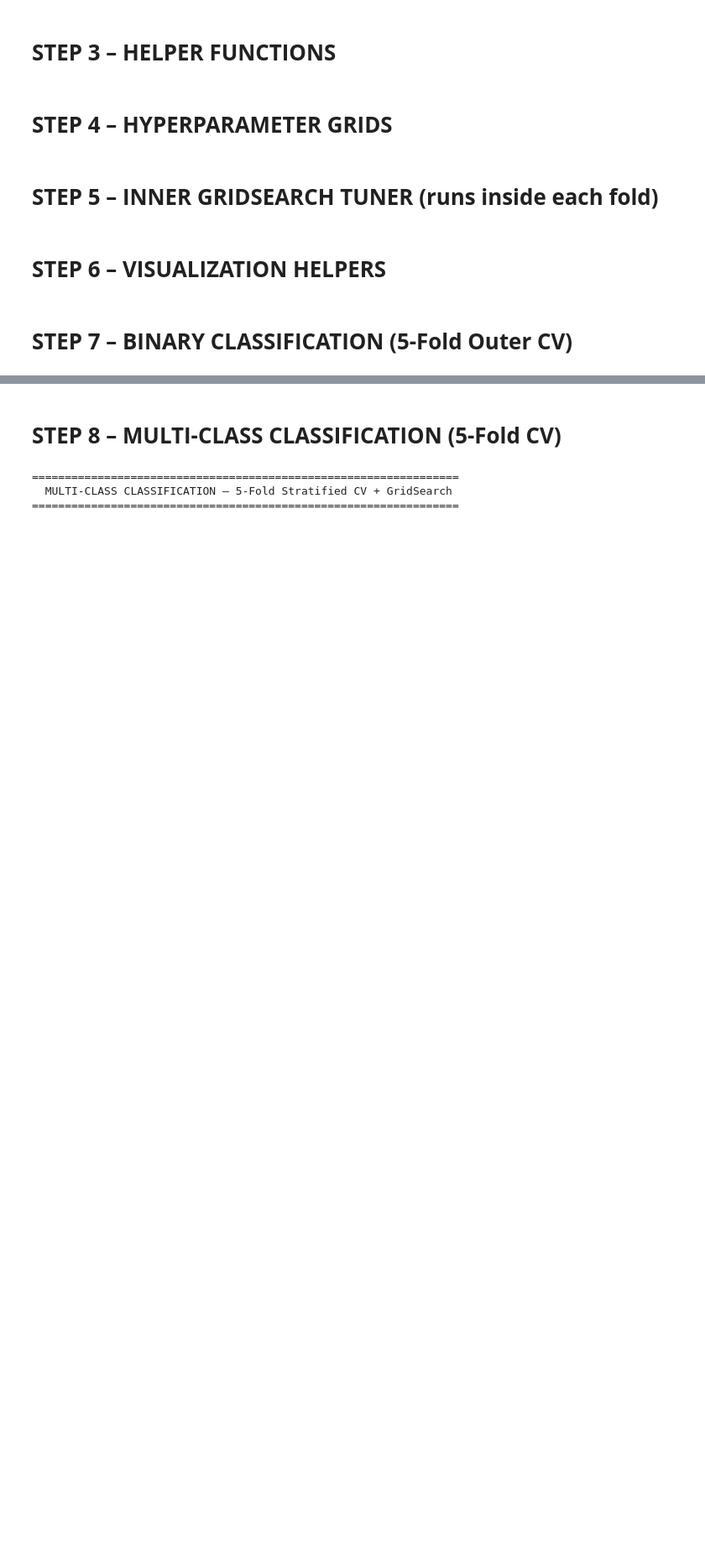
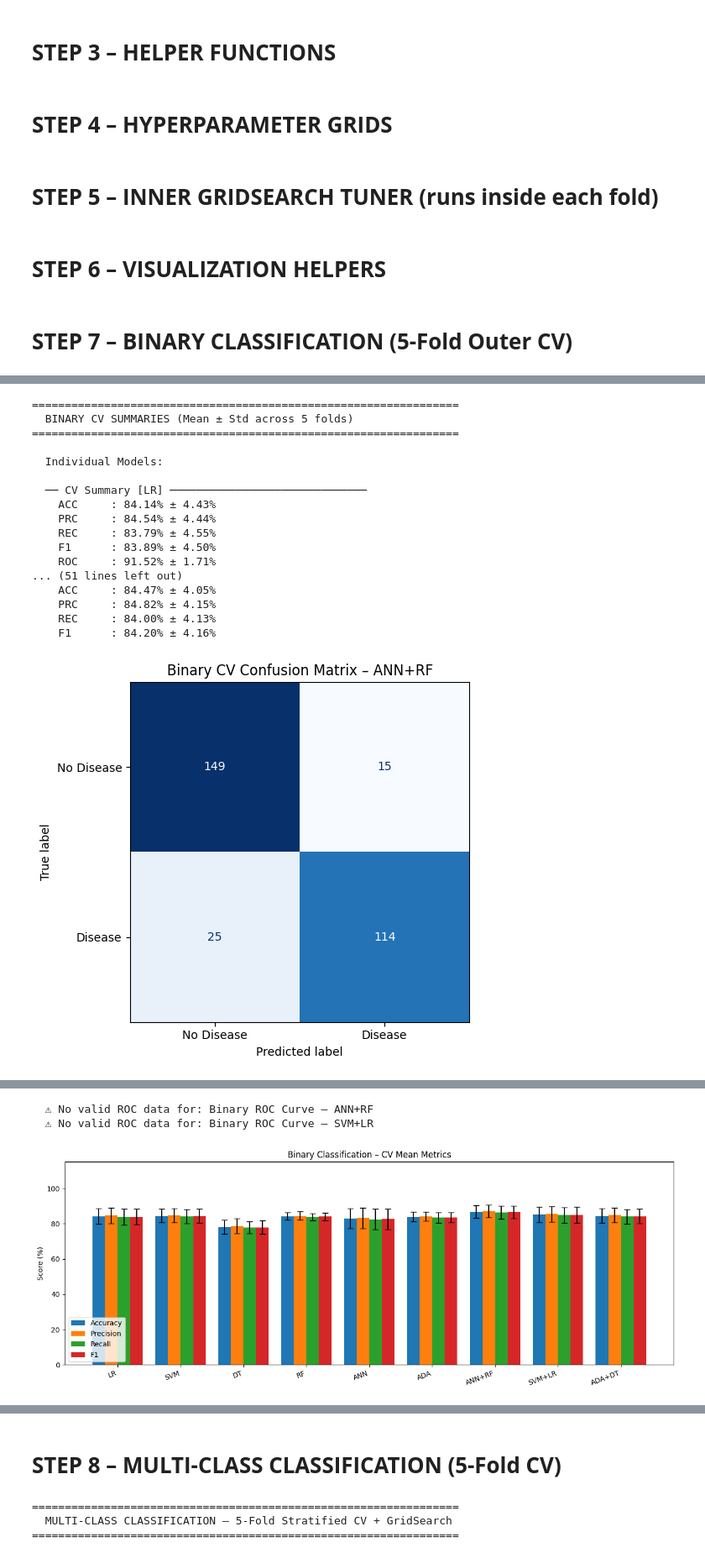
Before and after one commit to SaddamHosen42/Multi_class_and_Binary_heart_disease, a Jupyter notebook: Multi_class_and_Binary_heart_disease_.ipynb, the cells around one changed output, grey strips where cells are left out. Shown at 84% size. Saved outputs shown, nothing was run; the diff lists cells and outputs as text; code cells hidden in the pictures; blank space fills up the shorter version.

```diff
--- a/Multi_class_and_Binary_heart_disease_.ipynb
+++ b/Multi_class_and_Binary_heart_disease_.ipynb
@@ -343,23 +558,27 @@ def plot_confusion_matrix(y_true_all, y_pred_all, labels, title):
     plt.savefig(f'cm_{title.replace(" ","_")}.png', dpi=120)
     plt.show()
 
-
 def plot_roc_curve_binary(fpr_list, tpr_list, auc_list, title):
-    """
-    Overlay ROC curves from all 5 folds and draw the mean curve.
-    Shaded band shows ± std of TPR at each FPR point.
-    """
     plt.figure(figsize=(7, 5))
     mean_fpr = np.linspace(0, 1, 100)
     tprs_interp = []
 
     for fold_idx, (fpr, tpr, auc_val) in enumerate(
             zip(fpr_list, tpr_list, auc_list), 1):
+        fpr = np.array(fpr).flatten()
+        tpr = np.array(tpr).flatten()
+        if len(fpr) < 2 or len(tpr) < 2:
+            continue
         plt.plot(fpr, tpr, alpha=0.3, lw=1,
                  label=f'Fold {fold_idx} (AUC={auc_val:.2f})')
-        # Interpolate TPR at common FPR grid for mean curve
         tprs_interp.append(np.interp(mean_fpr, fpr, tpr))
 
+    if not tprs_interp:
+        print(f"  ⚠ No valid ROC data for: {title}")
+        plt.close()
+        return
+
+    tprs_interp = np.array(tprs_interp)
     mean_tpr = np.mean(tprs_interp, axis=0)
     std_tpr  = np.std(tprs_interp, axis=0)
     mean_auc = np.mean(auc_list)
@@ -367,8 +586,8 @@ def plot_roc_curve_binary(fpr_list, tpr_list, auc_list, title):
     plt.plot(mean_fpr, mean_tpr, 'b-', lw=2,
              label=f'Mean ROC (AUC={mean_auc:.2f})')
     plt.fill_between(mean_fpr,
-                     mean_tpr - std_tpr,
-                     mean_tpr + std_tpr,
+                     np.maximum(mean_tpr - std_tpr, 0),
+                     np.minimum(mean_tpr + std_tpr, 1),
                      alpha=0.15, color='blue', label='± 1 std')
     plt.plot([0, 1], [0, 1], 'k--', lw=1)
     plt.xlabel('False Positive Rate')
@@ -637,0 +976,57 @@ plot_metric_bars(all_binary_summary,
+# %%
+# ── STEP 7-E: BINARY CV – Summaries & Visualizations ─────────────────────
+
+print("\n" + "="*65)
+print("  BINARY CV SUMMARIES (Mean ± Std across 5 folds)")
+print("="*65)
+
+print("\n  Individual Models:")
+for name, scores in binary_indiv_scores.items():
+    print_cv_summary(name, scores)
+
+print("\n  Fusion Models:")
+for name, scores in binary_fusion_scores.items():
+    print_cv_summary(name, scores)
+
+# Confusion matrices
+for key in ['ANN+RF', 'SVM+LR', 'ADA+DT']:
+    plot_confusion_matrix(
+        binary_agg[key]['y_true'],
+        binary_agg[key]['y_pred'],
+        labels=['No Disease', 'Disease'],
+        title=f'Binary CV Confusion Matrix – {key}')
+
+# ROC curves
+for key in ['ANN+RF', 'SVM+LR']:
+    if roc_fold_data[key]['fpr']:
+        plot_roc_curve_binary(
+            roc_fold_data[key]['fpr'],
+            roc_fold_data[key]['tpr'],
+            roc_fold_data[key]['auc'],
+            title=f'Binary ROC Curve – {key}')
+
+# Bar chart
+all_binary_summary = {**binary_indiv_scores, **binary_fusion_scores}
+plot_metric_bars(all_binary_summary,
+                 'Binary Classification – CV Mean Metrics')
+
+print("\n  ✓ Step 7 fully complete.")
+# %% [output]
+=================================================================
+  BINARY CV SUMMARIES (Mean ± Std across 5 folds)
+=================================================================
+
+  Individual Models:
+
+  ── CV Summary [LR] ──────────────────────────────
+    ACC     : 84.14% ± 4.43%
+    PRC     : 84.54% ± 4.44%
+    REC     : 83.79% ± 4.55%
+    F1      : 83.89% ± 4.50%
+    ROC     : 91.52% ± 1.71%
+... (51 lines left out)
+    ACC     : 84.47% ± 4.05%
+    PRC     : 84.82% ± 4.15%
+    REC     : 84.00% ± 4.13%
+    F1      : 84.20% ± 4.16%
+[figure, added]
@@ -637,0 +1035,3 @@ plot_metric_bars(all_binary_summary,
+  ⚠ No valid ROC data for: Binary ROC Curve – ANN+RF
+  ⚠ No valid ROC data for: Binary ROC Curve – SVM+LR
+[figure, added]
```
Also changed, not shown: parts of 26 cells of this notebook.
